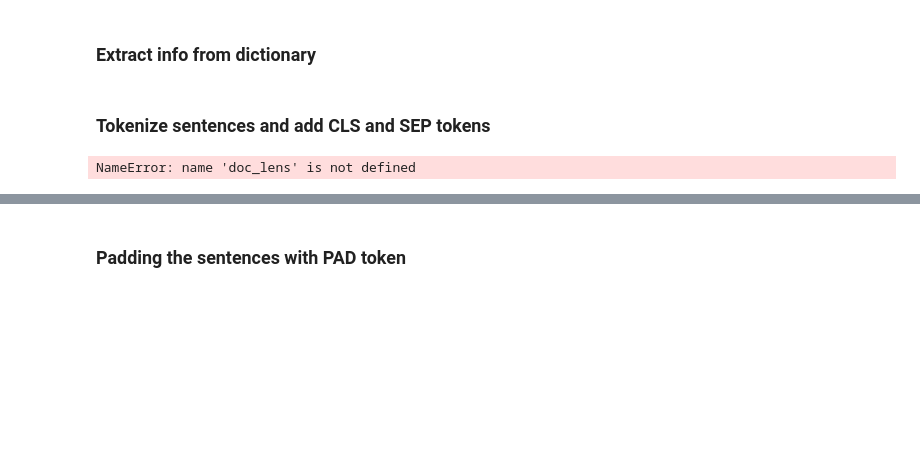
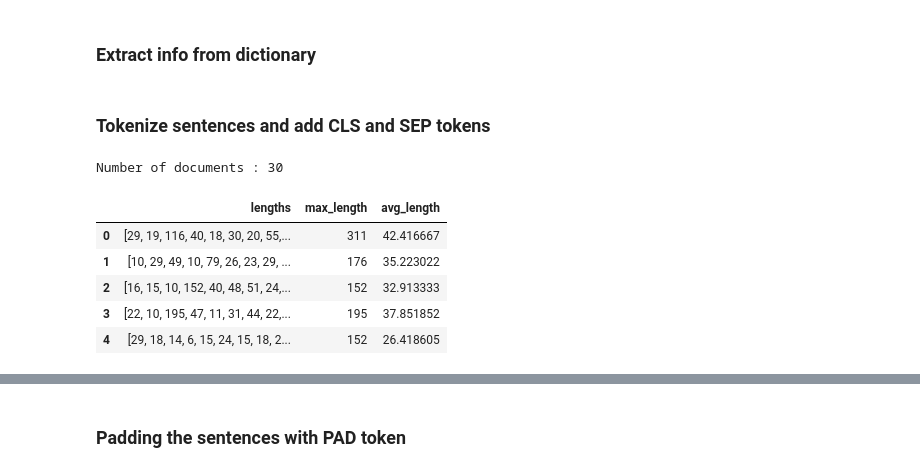
Before and after one commit to tsither/Rhetorical-Role-Classifier, a Jupyter notebook: jupyter_notebooks/kshitij_test.ipynb, the cells around one changed output, grey strips where cells are left out. Drawn from its saved outputs; the diff is of its cells as text; code cells hidden in the pictures; blank space fills up the shorter version.

```diff
--- a/jupyter_notebooks/kshitij_test.ipynb
+++ b/jupyter_notebooks/kshitij_test.ipynb
@@ -117,8 +117,9 @@ for entry in data:
 # %%
-# print(f"Number of documents : {len(train_sents)}")
+print(f"Number of documents : {len(train_sents)}")
+# %% [output]
+Number of documents : 30
 # %%
-# df = pd.DataFrame()
-# df['lengths'] = doc_lens
-# df['max_length'] = [np.max(i) for i in doc_lens]
+df = pd.DataFrame()
+df['lengths'] = doc_lens
+df['max_length'] = [np.max(i) for i in doc_lens]
+df['avg_length'] = [np.mean(i) for i in doc_lens]
-# %% [output]
-NameError: name 'doc_lens' is not defined
@@ -128,0 +126,9 @@ NameError: name 'doc_lens' is not defined
+# %%
+df.head()
+# %% [output]
+|  | lengths | max_length | avg_length |
+| 0 | [29, 19, 116, 40, 18, 30, 20, 55,... | 311 | 42.416667 |
+| 1 | [10, 29, 49, 10, 79, 26, 23, 29, ... | 176 | 35.223022 |
+| 2 | [16, 15, 10, 152, 40, 48, 51, 24,... | 152 | 32.913333 |
+| 3 | [22, 10, 195, 47, 11, 31, 44, 22,... | 195 | 37.851852 |
+| 4 | [29, 18, 14, 6, 15, 24, 15, 18, 2... | 152 | 26.418605 |
```
Also changed, not shown: parts of 26 cells of this notebook, 2 other files.
